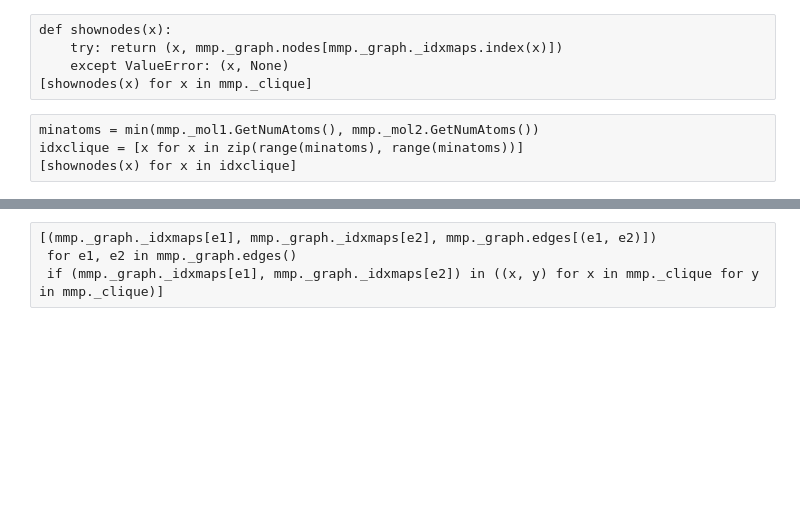
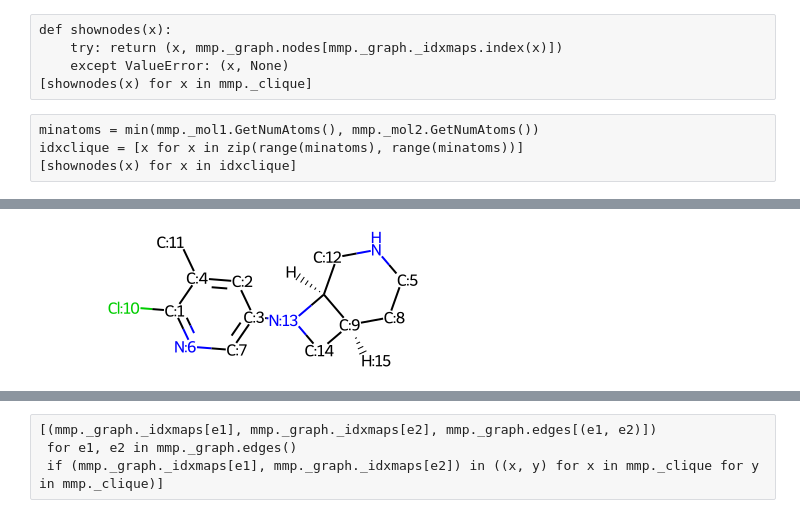
Before and after one commit to warner121/wizepair2, a Jupyter notebook: notebooks/dev-nx.ipynb, the cells around one changed output, grey strips where cells are left out. Saved outputs shown, nothing was run; the diff lists cells and outputs as text; code cells hidden in the pictures; blank space fills up the shorter version.

```diff
--- a/notebooks/dev-nx.ipynb
+++ b/notebooks/dev-nx.ipynb
@@ -600,3 +611,11 @@ mmp._mol1
+# %%
+largest = Chem.Mol()
+for submol in Chem.GetMolFrags(mmp._mol1, asMols=True):
+    if submol.GetNumHeavyAtoms() <= largest.GetNumHeavyAtoms(): continue
+    largest = submol
+largest
+# %% [output]
+[figure, added]
 # %%
 mmp._mol2
 # %% [output]
```
Also changed, not shown: parts of 10 cells of this notebook, 2 other files.
